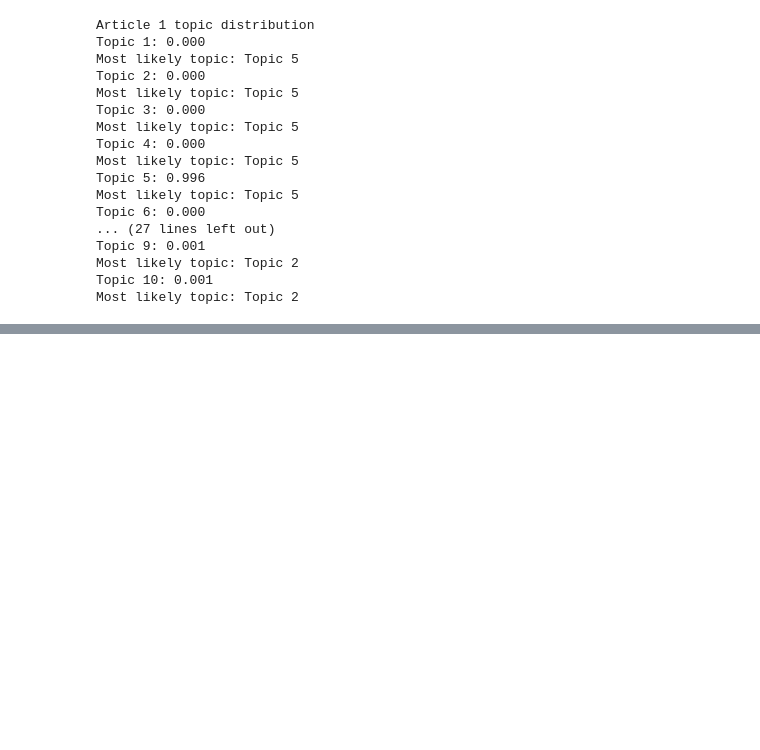
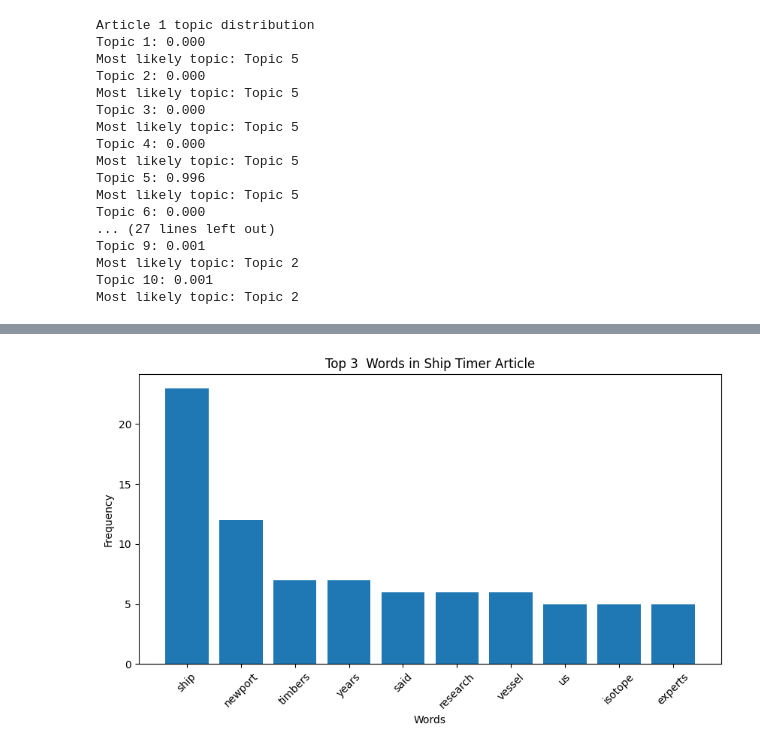
Before and after one commit to safoolady23-wq/AIN-SA2-PartB, a Jupyter notebook: AIN_SA2_PartB.ipynb, the cells around one changed output, grey strips where cells are left out. Drawn from its saved outputs; the diff is of its cells as text; code cells hidden in the pictures; blank space fills up the shorter version.

```diff
--- a/AIN_SA2_PartB.ipynb
+++ b/AIN_SA2_PartB.ipynb
@@ -227,0 +234,23 @@ print(ai_top_words)
+# %%
+import matplotlib.pyplot as plt
+
+ship_counts = dict(zip(feature_names, X.toarray()[0]))
+ai_counts = dict(zip(feature_names, X.toarray()[1]))
+
+def top_n_from_dict(d, n=3):
+    return sorted(d.items(), key=lambda x: x[1], reverse=True)[:n]
+
+ship_top_words = top_n_from_dict(ship_counts, n=3)
+ai_top_words = top_n_from_dict(ai_counts, n=3)
+
+words, counts = zip(*ship_top)
+
+plt.figure(figsize=(10,5)) # the bar grapg is showing the top 10 words in the ship article
+plt.bar(words, counts)
+plt.title("Top 3  Words in Ship Timer Article")
+plt.xticks(rotation=45)
+plt.xlabel("Words")
+plt.ylabel("Frequency")
+plt.show()
+# %% [output]
+[figure, added]
```
Also changed, not shown: parts of 1 cell of this notebook.
